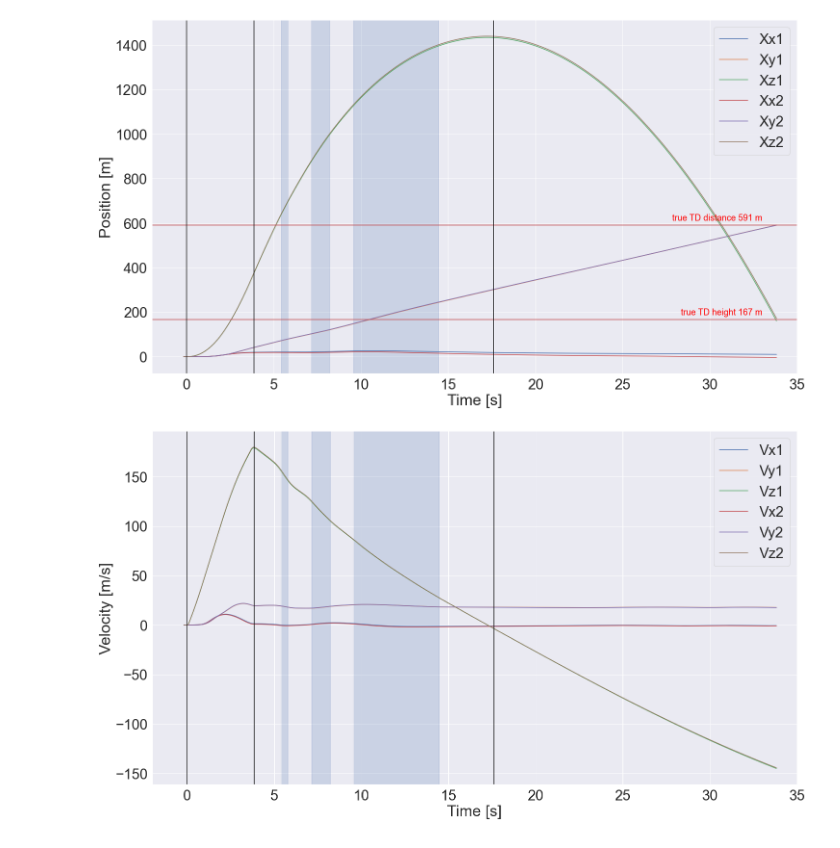
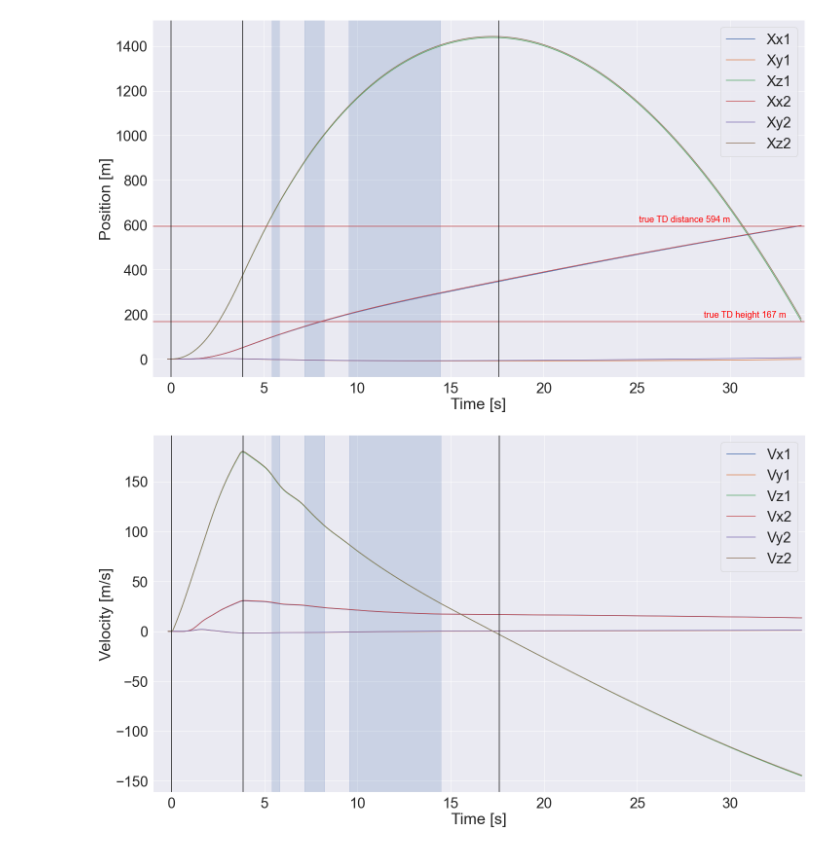
Before and after one commit to aris-space/euler-avionics, a Jupyter notebook: maiden_launch_analysis/maiden_launch_trajectory.ipynb, the cells around one changed output. Cells and saved outputs as stored; diff of their text form; code cells hidden in the pictures.

```diff
--- a/maiden_launch_analysis/maiden_launch_trajectory.ipynb
+++ b/maiden_launch_analysis/maiden_launch_trajectory.ipynb
@@ -12,7 +13,7 @@ combined = recovery.drop_duplicates().sort_index().reset_index()
 
 t_ig = 2280.35
 t0 = t_ig-2 # time of start of plot [s]
-duration = 35  # flight duration [s]
+duration = 34  # flight duration [s]
 g = -9.81 # correct for gravity
 
 combined['Time [s]'] = (combined['Time'])/1000 - t_ig
@@ -50,8 +51,9 @@ show_actuation = True     # whether to display airbrake actuation areas
 
 t_ignition = 0 # time of ignition [s]
 t_burnout = 3.85  # time of burnout [s]
+t_cruise = 4.05  # time of begin of cruise flight [s]
 t_apogee = combined['Time [s]'][pd.Series.argmin(combined['Pressure 1 [kPa]'])]
-0# time of apogee (min pressure) [s]
+
 
 def plot_events(plt):
     if show_flight_events:
@@ -220,9 +244,9 @@ plt.show()
 # %%
-def get_velocity_and_position(t_array, RA_array, a_RA_array):
+def get_vel_and_pos(t_array, YA_array, PA_array, RA_array, A_IMU1):
     cond_launch = t_array>-0.2
     t_array = np.array(t_array[cond_launch])
     RA_array = np.array(RA_array[cond_launch])
-    a_RA_array = np.array(a_RA_array[cond_launch])
+    A_IMU1 = np.array(A_IMU1[cond_launch])
 
     n = len(t_array)
     X = np.array([0,0,0]).astype(float)
@@ -238,7 +262,11 @@ def get_velocity_and_position(t_array, RA_array, a_RA_array):
     A_g = np.array([0,0,-g])
 
     for i in range(len(t_array)):
-        A = a_RA_array[i] * RA_array[i] + A_g
+        if t_array[i]<0.7:
+            A = A_IMU1[i,2] * RA_array[i] + A_g #+ A_IMU1[i,0] * YA_array[i] + A_IMU1[i,1] * PA_array[i]
+        else:
+            A = A_IMU1[i,2] * RA_array[i] + A_g #+ A_IMU1[i,0] * YA_array[i] + A_IMU1[i,1] * PA_array[i]
+
         V += A * dt_array[i]
         X += V * dt_array[i]
 
@@ -248,52 +276,55 @@ def get_velocity_and_position(t_array, RA_array, a_RA_array):
 
     return t_array, X_array, V_array, A_array
 
-a_RA_array1 = -combined["Ay_IMU1"]
-a_RA_array2 = -combined["Ay_IMU2"]
-t_array, X_array1, V_array1, A_array1 = get_velocity_and_position(combined["Time [s]"], RA_array1, a_RA_array1)
-t_array, X_array2, V_array2, A_array2 = get_velocity_and_position(combined["Time [s]"], RA_array2, a_RA_array2)
+A_IMU1 = np.array([-combined["Ax_IMU1"],-combined["Az_IMU1"],-combined["Ay_IMU1"]]).T
+A_IMU2 = np.array([-combined["Ax_IMU2"],-combined["Az_IMU2"],-combined["Ay_IMU2"]]).T
+
+
+t_array, X_array1, V_array1, A_array1 = get_vel_and_pos(combined["Time [s]"],
+                                                      YA_array1,
+                                                      PA_array1,
+                                                      RA_array1,
+                                                      A_IMU1)
+t_array, X_array2, V_array2, A_array2 = get_vel_and_pos(combined["Time [s]"],
+                                                      YA_array2,
+                                                      PA_array2,
+                                                      RA_array2,
+                                                      A_IMU2)
 
 def plot_3d_array(t_array, array, vector_type):
     comps = ["x","y","z"]
     for i in range(array.shape[1]):
         plt.plot(t_array, array[:,i], label=vector_type[0]+comps[i]+vector_type[-1])
         plt.xlabel("Time [s]")
 
 
 plot_3d_array(t_array, X_array1, vector_type="X1")
 plot_3d_array(t_array, X_array2, vector_type="X2")
 plt.ylabel("Position [m]")
 plt.axhline(alt_TD-alt_LR, color="r")
 plt.axhline(pos_TD-pos_LR, color="r")
-plt.text(33, pos_TD-pos_LR+20, f"true TD distance {pos_TD-pos_LR:.0f} m", fontsize=18, ha="right", color="red")
+plt.text(30, pos_TD-pos_LR+20, f"true TD distance {pos_TD-pos_LR:.0f} m", fontsize=18, ha="right", color="red")
 plt.text(33, alt_TD-alt_LR+20, f"true TD height {alt_TD-alt_LR:.0f} m", fontsize=18, ha="right", color="red")
 plt.legend()
 plot_events(plt)
-plt.xlim(-2, duration)
+plt.xlim(-1, duration)
 plt.show()
 
 plot_3d_array(t_array, V_array1, vector_type="V1")
 plot_3d_array(t_array, V_array2, vector_type="V2")
 plt.ylabel("Velocity [m/s]")
 plt.legend()
 plot_events(plt)
-plt.xlim(-2, duration)
-#plt.xlim(3,5)
-#plt.ylim(100,190)
-
-
+plt.xlim(-1, duration)
 plt.show()
-
 
 plot_3d_array(t_array, A_array1, vector_type="A1")
 plot_3d_array(t_array, A_array2, vector_type="A2")
 plt.legend()
 plt.ylabel("Acceleration [m/s^2]")
 plot_events(plt)
-plt.xlim(-2, duration)
-#plt.xlim(4,6)
-
+plt.xlim(-1, duration)
 plt.show()
 # %% [output]
-[figure, old version]
+[figure, new version]
-[figure, old version]
+[figure, new version]
```
Also changed, not shown: parts of 21 cells of this notebook.
